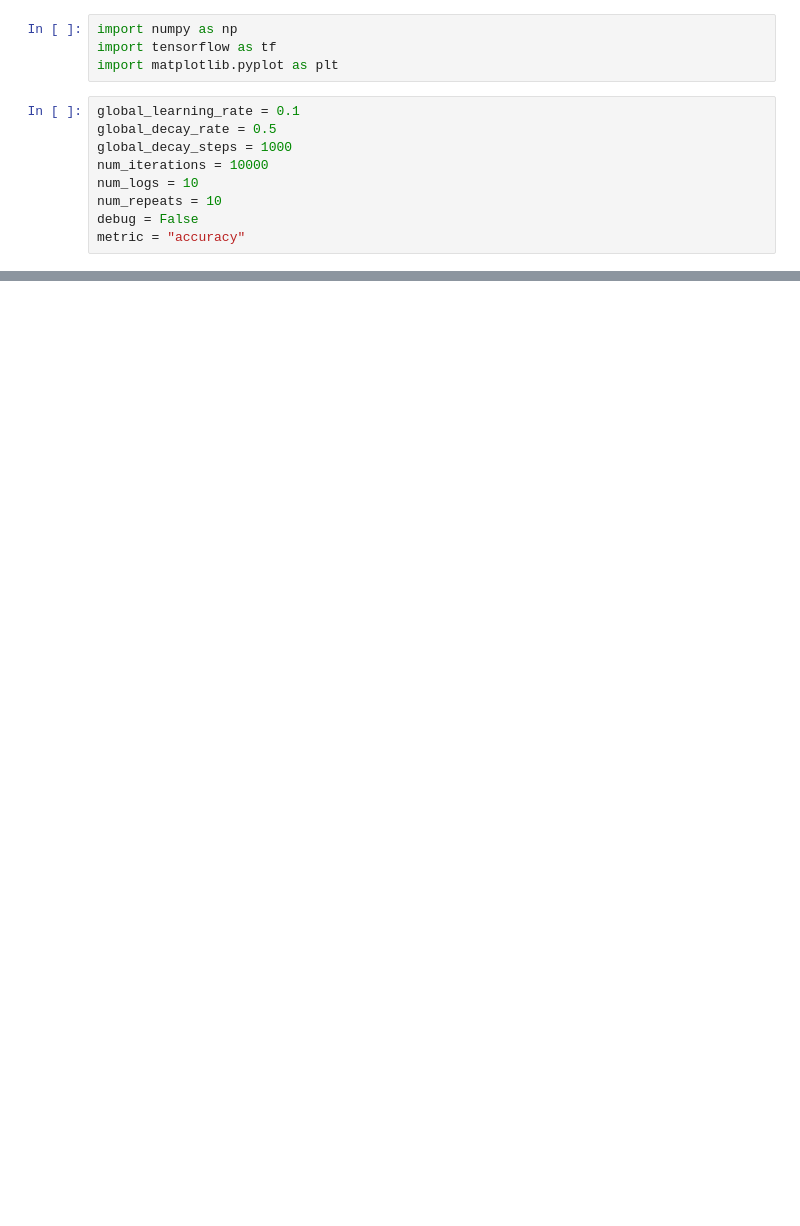
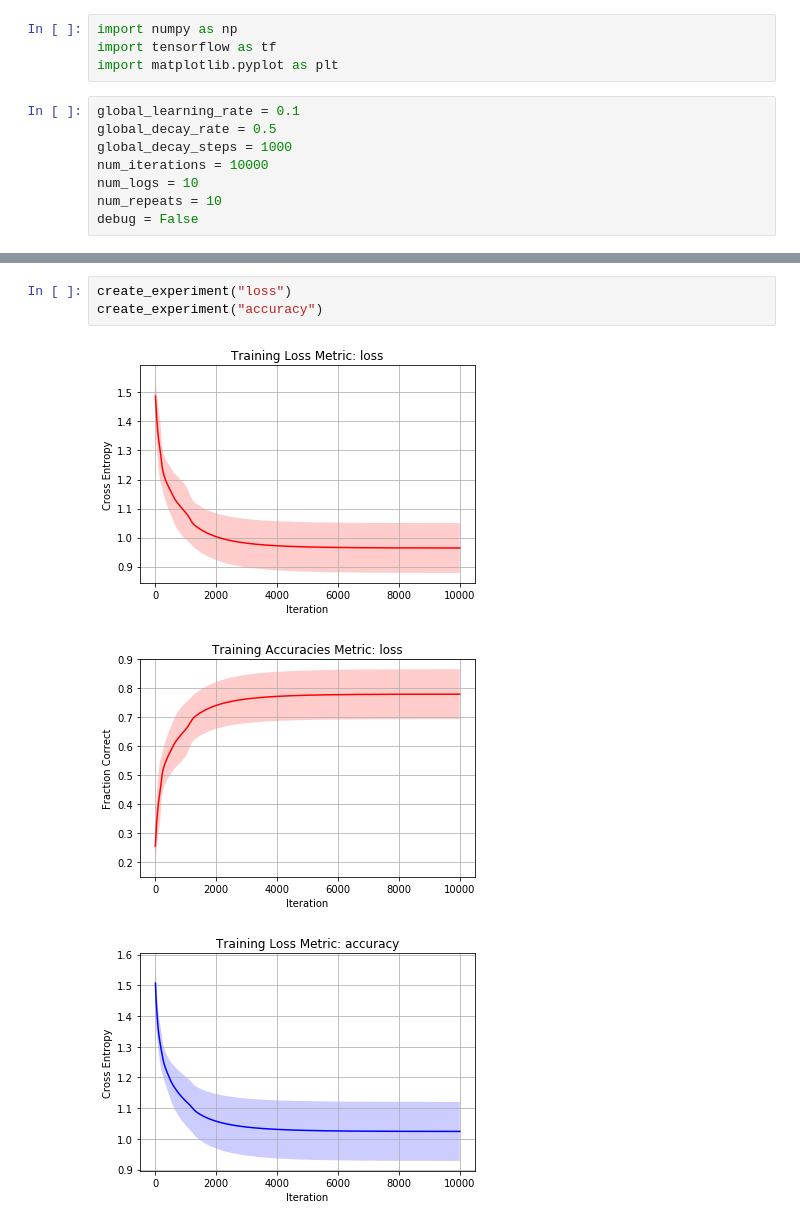
Before and after one commit to brandontrabucco/policy_gradients_tutorial, a Jupyter notebook: policy_gradients.ipynb, the cells around one changed output, grey strips where cells are left out. Cells and saved outputs as stored; diff of their text form; blank space fills up the shorter version.

```diff
--- a/policy_gradients.ipynb
+++ b/policy_gradients.ipynb
@@ -10,7 +10,6 @@ num_iterations = 10000
 num_logs = 10
 num_repeats = 10
 debug = False
-metric = "accuracy"
 # %%
 def set_seed():
     tf.set_random_seed(0)
@@ -218,0 +245,7 @@ plt.show()
+# %%
+create_experiment("loss")
+create_experiment("accuracy")
+# %% [output]
+[figure, added]
+[figure, added]
+[figure, added]
```
Also changed, not shown: parts of 4 cells of this notebook.
